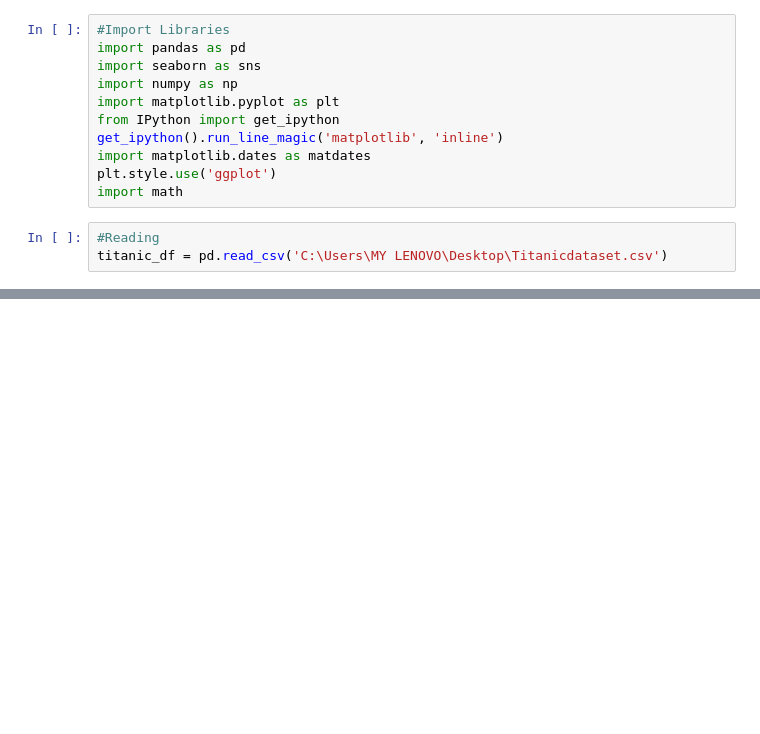
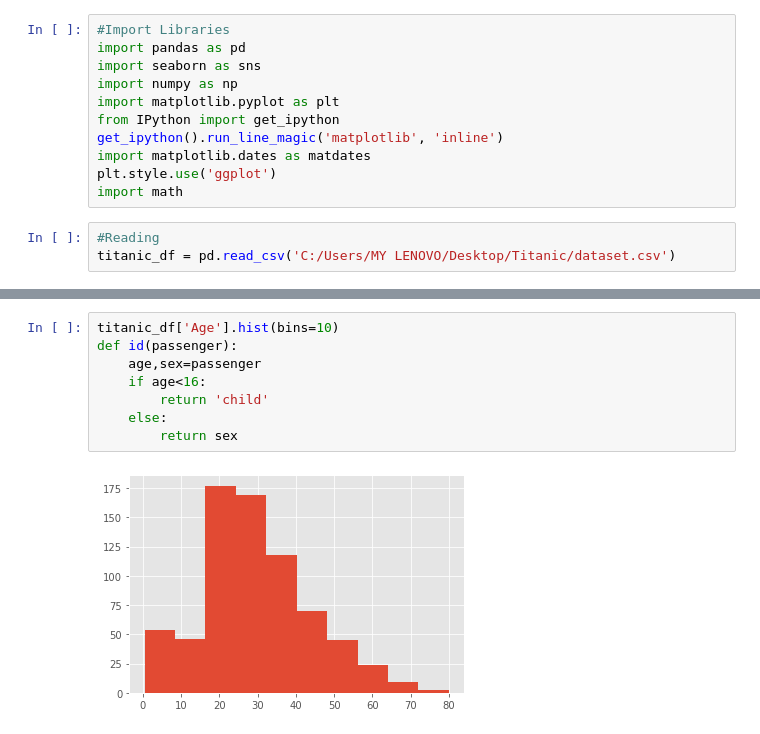
Before and after one commit to akshigupta361/Titanic_Survival, a Jupyter notebook: Titanic_Survival.ipynb, the cells around one changed output, grey strips where cells are left out. Saved outputs shown, nothing was run; the diff lists cells and outputs as text; blank space fills up the shorter version.

Commit message:
Plotting graph

```diff
--- a/Titanic_Survival.ipynb
+++ b/Titanic_Survival.ipynb
@@ -11,4 +11,4 @@ plt.style.use('ggplot')
 import math
 # %%
 #Reading
-titanic_df = pd.read_csv('C:\Users\MY LENOVO\Desktop\Titanicdataset.csv')
+titanic_df = pd.read_csv('C:/Users/MY LENOVO/Desktop/Titanic/dataset.csv')
@@ -22,0 +39,10 @@ print(titanic_df.info())
+# %%
+titanic_df['Age'].hist(bins=10)
+def id(passenger):
+    age,sex=passenger
+    if age<16:
+        return 'child'
+    else:
+        return sex
+# %% [output]
+[figure, added]
```
Also changed, not shown: parts of 5 cells of this notebook.
